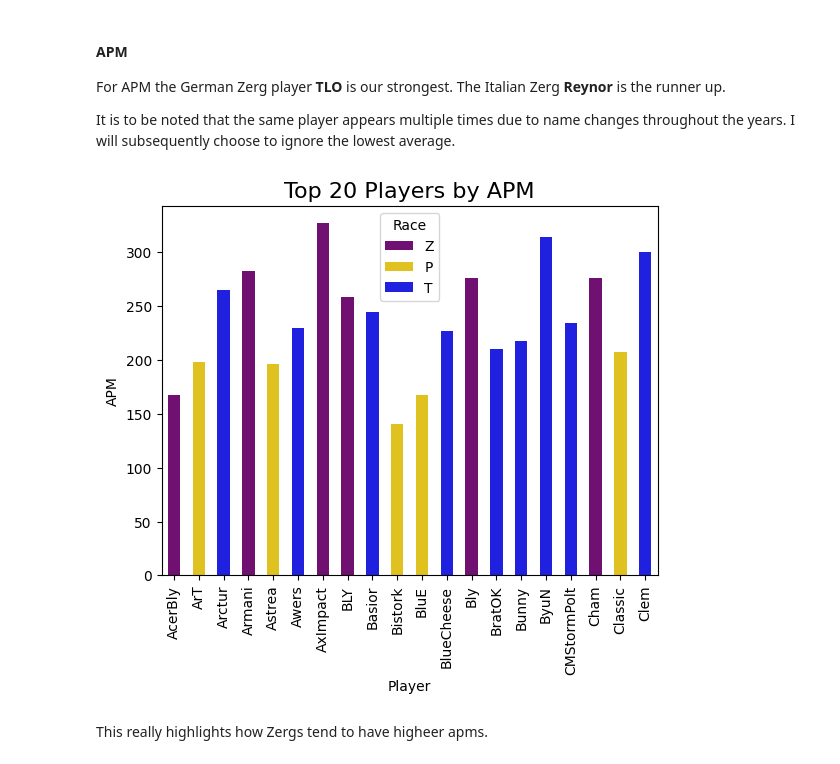
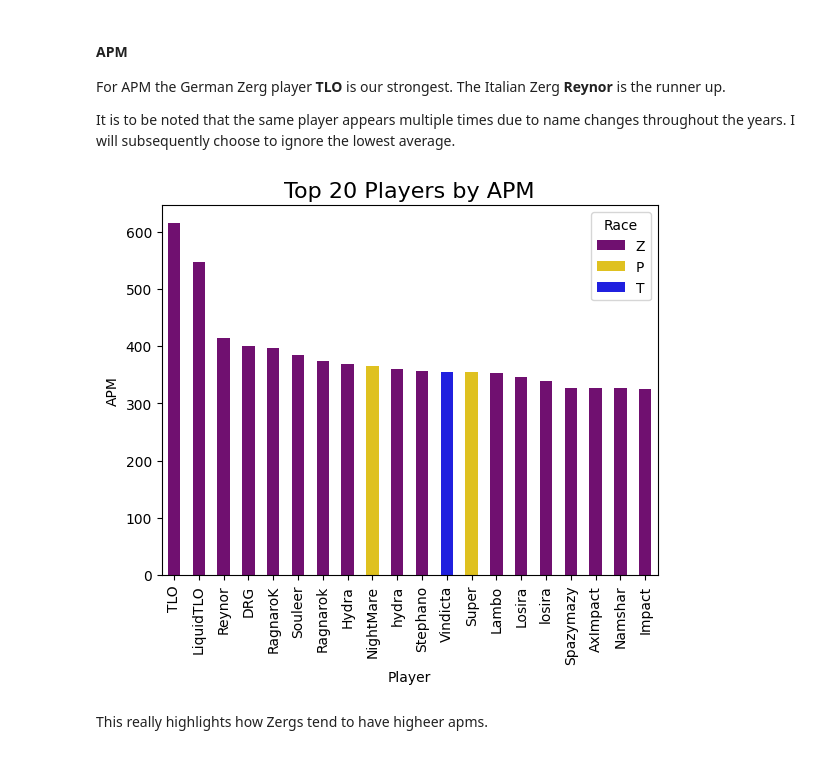
Before and after one commit to LukeLondesbrough/Python-Visualisation-Task, a Jupyter notebook: Sc2_IEM.ipynb, the cells around one changed output. Cells and saved outputs as stored; diff of their text form; code cells hidden in the pictures.

```diff
--- a/Sc2_IEM.ipynb
+++ b/Sc2_IEM.ipynb
@@ -374,20 +374,20 @@ It is to be noted that the same player appears multiple times due to name change
 # %%
 # To show the spread better I will do another bar chart simillar to before!
 # Merge race for each player with avg stat df
 avgapmrace = avgapm.merge(playermainrace, on="Player", how="left")
 
 # Draw the plot
 
-sns.barplot(x = "Player" , y = "APM", hue = "Race" , palette={"Z": "purple", "T": "blue", "P": "gold"} ,data = avgstatrace.head(20), width =.5)
+sns.barplot(x = "Player" , y = "APM", hue = "Race" , palette={"Z": "purple", "T": "blue", "P": "gold"} ,data = avgapmrace.head(20), width =.5)
 
 plt.title("Top 20 Players by APM", fontsize=16)
 plt.xlabel("Player")
 plt.ylabel("APM")
 plt.xticks(rotation=90)
 
 plt.show()
 # %% [output]
-[figure, old version]
+[figure, new version]
 # %% [markdown]
 This really highlights how Zergs tend to have higheer apms.
 # %%
```
Also changed, not shown: parts of 2 cells of this notebook.
